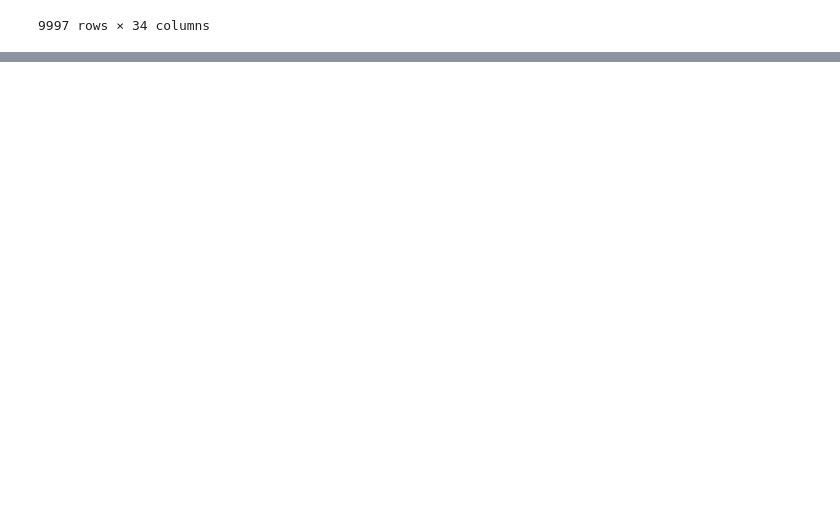
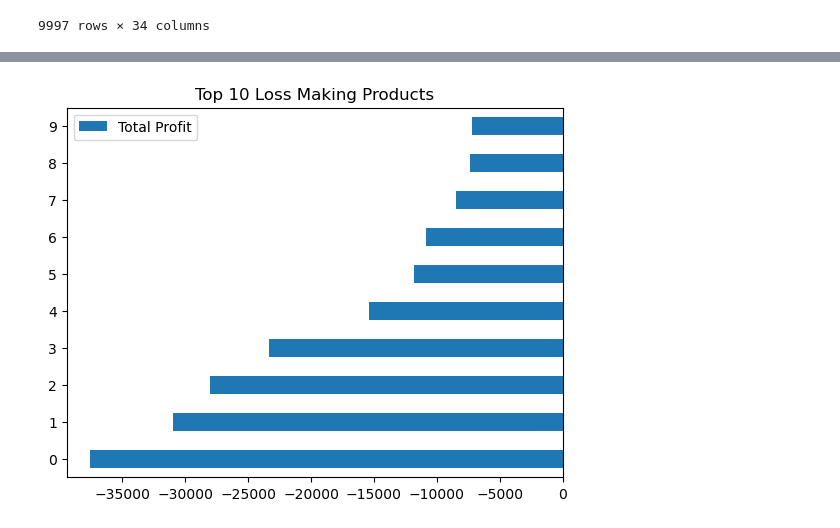
Before and after one commit to Shyam1327/SuperStore_Sales, a Jupyter notebook: SuperStore_Sales.ipynb, the cells around one changed output, grey strips where cells are left out. Saved outputs shown, nothing was run; the diff lists cells and outputs as text; code cells hidden in the pictures; blank space fills up the shorter version.

```diff
--- a/SuperStore_Sales.ipynb
+++ b/SuperStore_Sales.ipynb
@@ -896,0 +977,7 @@ df.shape
+# %%
+top_losses=(
+    df.groupby('Product Name')['Total Profit'].sum()
+    .nsmallest(10)
+    .reset_index()
+)
+top_losses
@@ -896,0 +996,7 @@ df.shape
+# %%
+top_losses.plot(
+    kind='barh', title = 'Top 10 Loss Making Products'
+)
+plt.show()
+# %% [output]
+[figure, added]
```
Also changed, not shown: parts of 12 cells of this notebook.
